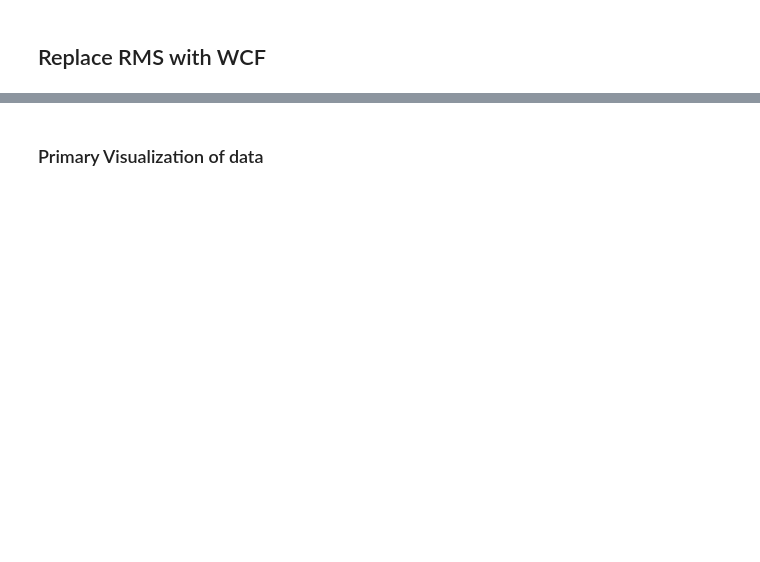
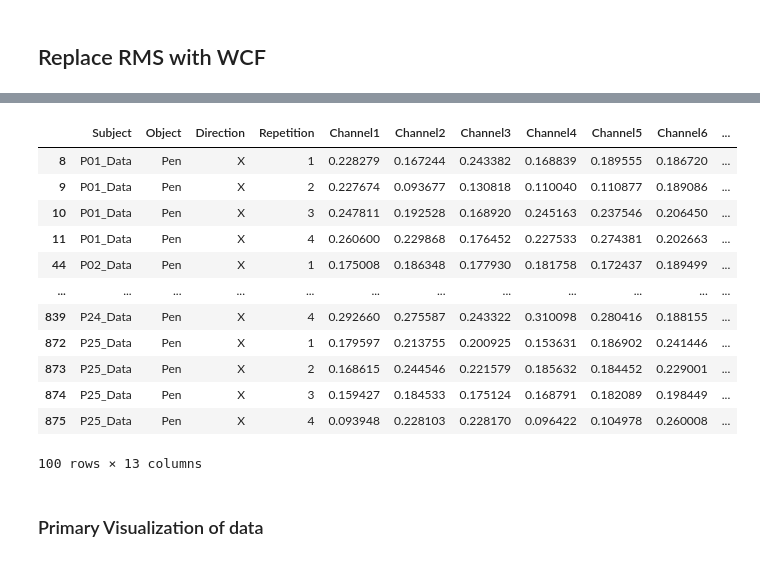
Before and after one commit to FrostyAlien/VIP_MRTK3, a Jupyter notebook: EMG_Data/ismar2023/sEMG_Processing.ipynb, the cells around one changed output, grey strips where cells are left out. Cells and saved outputs as stored; diff of their text form; code cells hidden in the pictures; blank space fills up the shorter version.

```diff
--- a/EMG_Data/ismar2023/sEMG_Processing.ipynb
+++ b/EMG_Data/ismar2023/sEMG_Processing.ipynb
@@ -562,7 +690,7 @@ for subject, subject_data in EMG_Dataset.items():
                 # print(x_win.shape)
 
                 # Feature Extraction
-                # TODO: Replace RMS with WCF
+                # TODO: Replace RMS with WCW
                 x_feature = []
                 # for i in range (x_win.shape[2]):
                 #     # mav = cal_mav(x_win[:,i,:])
@@ -572,13 +700,13 @@ for subject, subject_data in EMG_Dataset.items():
                 #     # print(f'x_win[:,:,i]: {x_win[:,:,i].shape}')
                 #     # print(f'x_win[:,i,:]: {x_win[:,i,:].shape}')
                 #     wcf = cal_wcf_single_channel(x_win[:,:,i], window_func=np.hanning)
-                    # print(f'wcf: {wcf.shape}')
-                    # x_feature.append(wcf)
+                # print(f'wcf: {wcf.shape}')
+                # x_feature.append(wcf)
 
-                wcf = cal_wcf(x_win, window_func=np.hanning)
-                # print(f'wcf: {wcf.shape}')
-                # print(wcf)
-                x_feature.append(wcf)
+                wcw = cal_wcw(x_win)
+                # print(f'wcw: {wcw.shape}')
+                # print(wcw)
+                x_feature.append(wcw)
                 # print(f'x_feature: {np.array(x_feature).shape}')
 
                 # regressor line slope inside each repeation
@@ -593,7 +721,6 @@ for subject, subject_data in EMG_Dataset.items():
 
                 # print(x_feature.shape)
                 x_feature_squeezed = np.squeeze(x_feature)
-                overall_avg = np.mean(x_feature_squeezed)
                 channels_data_lists = [x_feature_squeezed[:, channel].tolist() for channel in range(x_feature.shape[2])]
 
                 # for channel, channel_data_list in enumerate(channels_data_lists, start=1):
@@ -634,0 +750,7 @@ df
+# %%
+# Normalize the ChannelAvg column to be between 0 and 1
+# df['ChannelAvg_Normalized'] = (df['ChannelAvg'] - df['ChannelAvg'].min()) / (df['ChannelAvg'].max() - df['ChannelAvg'].min()) # Not correct
+
+df['Object'] = df['Object'].map({'ControllerAndPen':'Pen', 'TwoControllers':'Controller', 'TwoHand':'Hand'})
+df['Direction'] = df['Direction'].map({'TskDir_X':'X', 'TskDir_Y':'Y', 'TskDir_Z':'Z'})
+df[(df['Direction'] == 'X') & (df['Object'] == 'Pen')]
@@ -635,6 +771,21 @@ df
 # %%
 df['Object'] = df['Object'].map({'ControllerAndPen':'Pen', 'TwoControllers':'Controller', 'TwoHand':'Hand'})
 df['Direction'] = df['Direction'].map({'TskDir_X':'X', 'TskDir_Y':'Y', 'TskDir_Z':'Z'})
+df[(df['Direction'] == 'X') & (df['Object'] == 'Pen')]
+# %% [output]
+|  | Subject | Object | Direction | Repetition | Channel1 | Channel2 | Channel3 | Channel4 | Channel5 | Channel6 | ... |
+| 8 | P01_Data | Pen | X | 1 | 0.228279 | 0.167244 | 0.243382 | 0.168839 | 0.189555 | 0.186720 | ... |
+| 9 | P01_Data | Pen | X | 2 | 0.227674 | 0.093677 | 0.130818 | 0.110040 | 0.110877 | 0.189086 | ... |
+| 10 | P01_Data | Pen | X | 3 | 0.247811 | 0.192528 | 0.168920 | 0.245163 | 0.237546 | 0.206450 | ... |
+| 11 | P01_Data | Pen | X | 4 | 0.260600 | 0.229868 | 0.176452 | 0.227533 | 0.274381 | 0.202663 | ... |
+| 44 | P02_Data | Pen | X | 1 | 0.175008 | 0.186348 | 0.177930 | 0.181758 | 0.172437 | 0.189499 | ... |
+| ... | ... | ... | ... | ... | ... | ... | ... | ... | ... | ... | ... |
+| 839 | P24_Data | Pen | X | 4 | 0.292660 | 0.275587 | 0.243322 | 0.310098 | 0.280416 | 0.188155 | ... |
+| 872 | P25_Data | Pen | X | 1 | 0.179597 | 0.213755 | 0.200925 | 0.153631 | 0.186902 | 0.241446 | ... |
+| 873 | P25_Data | Pen | X | 2 | 0.168615 | 0.244546 | 0.221579 | 0.185632 | 0.184452 | 0.229001 | ... |
+| 874 | P25_Data | Pen | X | 3 | 0.159427 | 0.184533 | 0.175124 | 0.168791 | 0.182089 | 0.198449 | ... |
+| 875 | P25_Data | Pen | X | 4 | 0.093948 | 0.228103 | 0.228170 | 0.096422 | 0.104978 | 0.260008 | ... |
+100 rows × 13 columns
 # %%
 # import matplotlib.pyplot as plt
 
```
Also changed, not shown: parts of 9 cells of this notebook.
